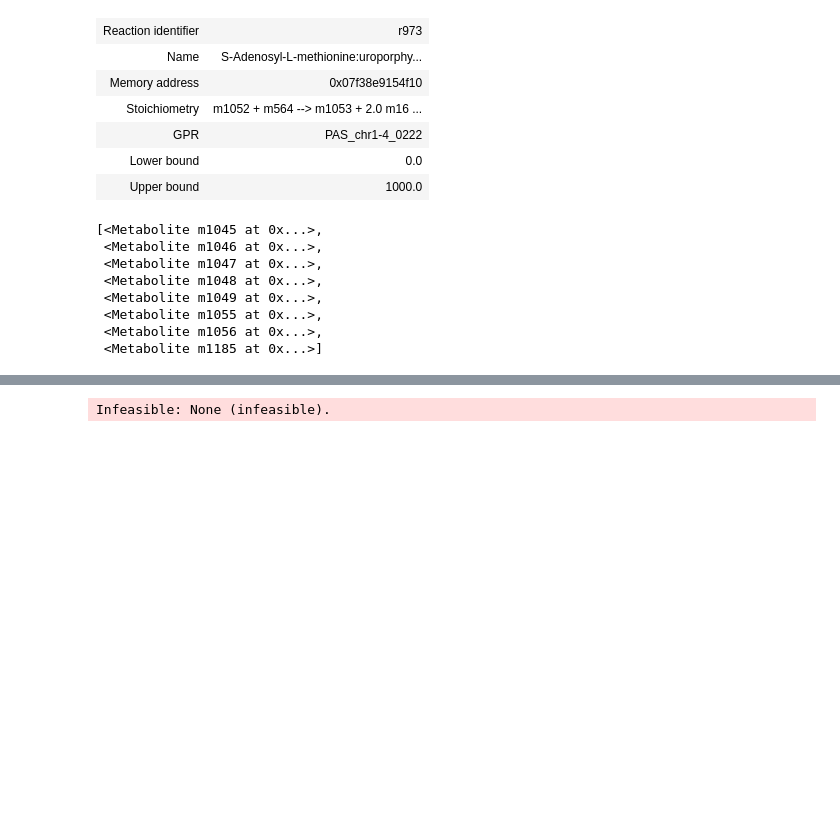
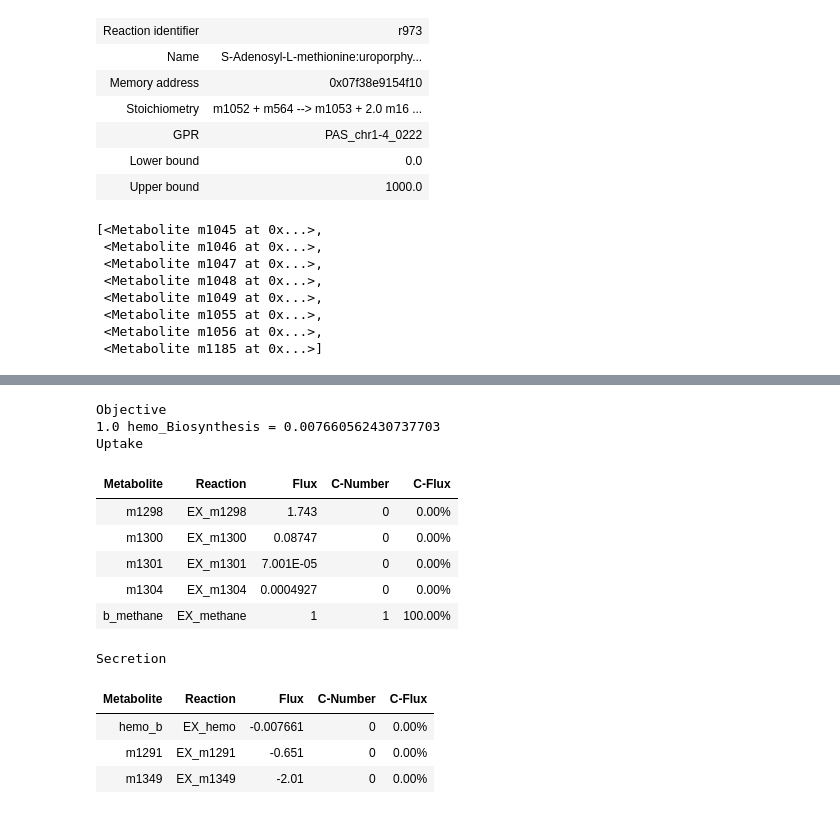
Before and after one commit to Schwebus/DTU_Biobuilders_2021, a Jupyter notebook: GSM_model/GSM_model_iLC915.ipynb, the cells around one changed output, grey strips where cells are left out. Cells and saved outputs as stored; diff of their text form; code cells hidden in the pictures; blank space fills up the shorter version.

```diff
--- a/GSM_model/GSM_model_iLC915.ipynb
+++ b/GSM_model/GSM_model_iLC915.ipynb
@@ -132,12 +135,12 @@ pheast.metabolites.query("methane", "name")
 
 b_methane = cobra.Metabolite(
     'b_methane',
-    formula='C1H4',
+    formula='CH4',
     name='boundary_methane',
     compartment='C_b')
 e_methane = cobra.Metabolite(
     'e_methane',
-    formula='C1H4',
+    formula='CH4',
     name='extracellular_methane',
     compartment='C_e')
 
@@ -829,11 +832,24 @@ Secretion
 
 # pheast.reactions.r1339.bounds = 0,0
 # %%
-new_objective = pheast.problem.Objective(pheast.reactions.Hemo_Biosynthesis.flux_expression)
-pheast.objective = new_objective
+pheast.objective = pheast.problem.Objective(pheast.reactions.hemo_Biosynthesis.flux_expression)
+pheast_final = pheast.copy()
 pheast.summary()
 # %% [output]
-Infeasible: None (infeasible).
+Objective
+1.0 hemo_Biosynthesis = 0.007660562430737703
+Uptake
+| Metabolite | Reaction | Flux | C-Number | C-Flux |
+| m1298 | EX_m1298 | 1.743 | 0 | 0.00% |
+| m1300 | EX_m1300 | 0.08747 | 0 | 0.00% |
+| m1301 | EX_m1301 | 7.001E-05 | 0 | 0.00% |
+| m1304 | EX_m1304 | 0.0004927 | 0 | 0.00% |
+| b_methane | EX_methane | 1 | 1 | 100.00% |
+Secretion
+| Metabolite | Reaction | Flux | C-Number | C-Flux |
+| hemo_b | EX_hemo | -0.007661 | 0 | 0.00% |
+| m1291 | EX_m1291 | -0.651 | 0 | 0.00% |
+| m1349 | EX_m1349 | -2.01 | 0 | 0.00% |
 # %%
 cobra.summary.MetaboliteSummary(metabolite = pheast.metabolites.hemo_c, model = pheast)
 # %% [output]
```
Also changed, not shown: parts of 12 cells of this notebook, 2 other files.
